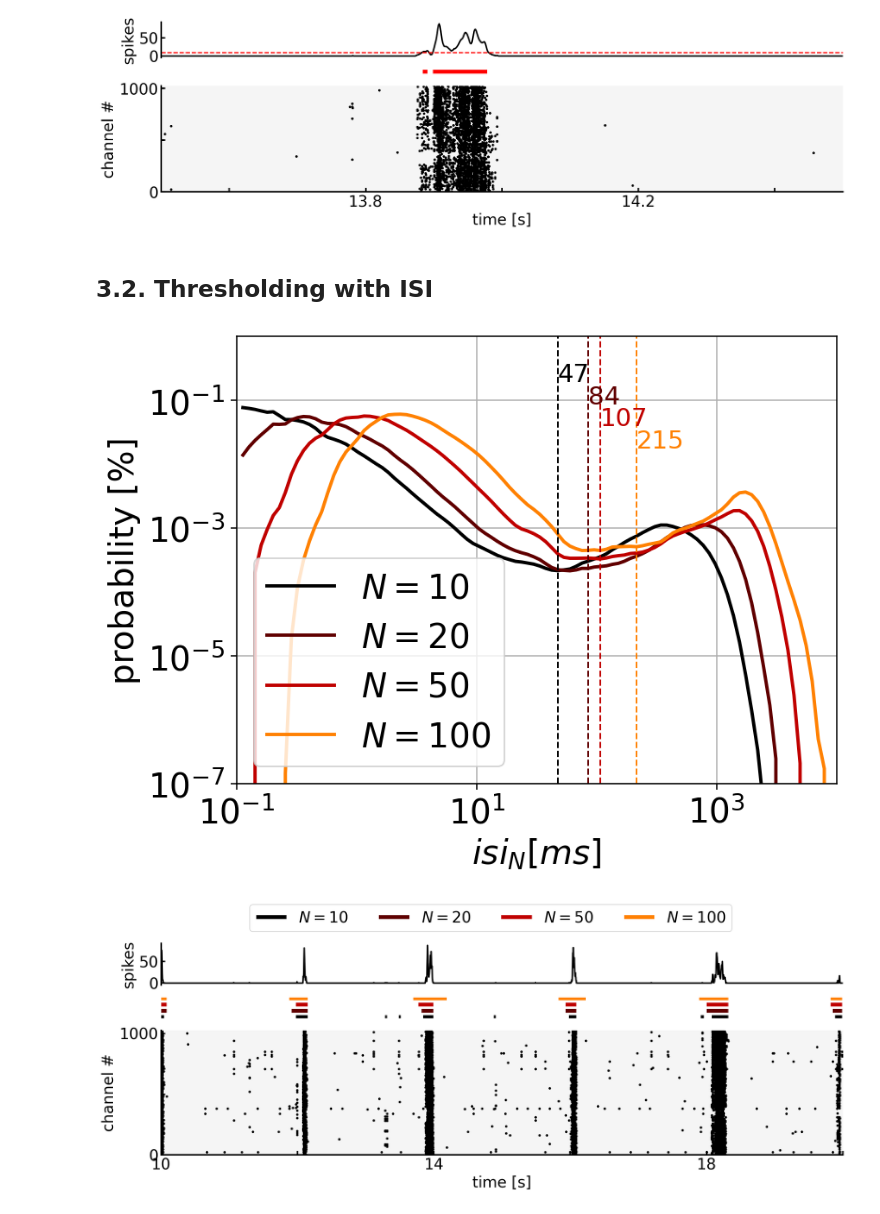
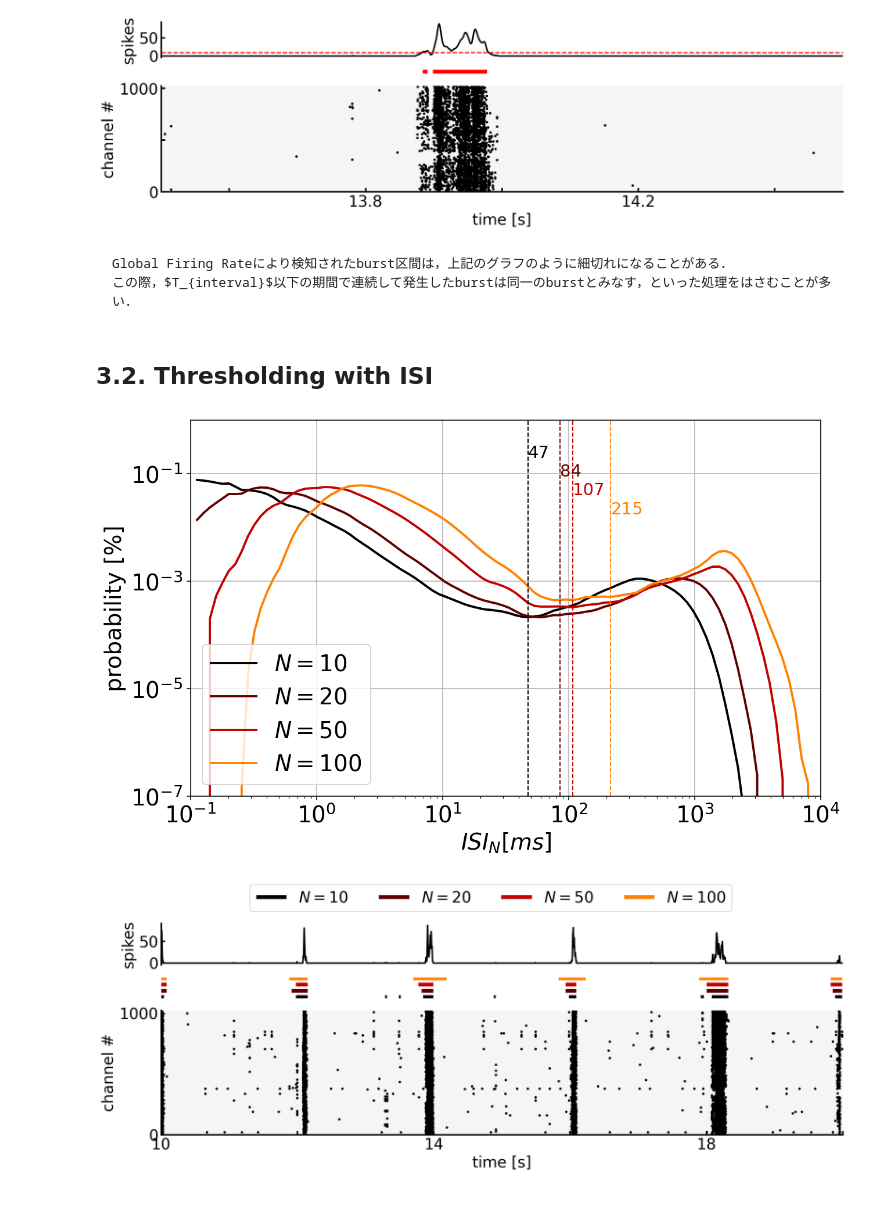
Before and after one commit to tk-neuron/meabook, a Jupyter notebook: _sources/1_spikes/03_burst_detection.ipynb, the cells around one changed output. Cells and saved outputs as stored; diff of their text form; code cells hidden in the pictures.

````diff
--- a/_sources/1_spikes/03_burst_detection.ipynb
+++ b/_sources/1_spikes/03_burst_detection.ipynb
@@ -12,7 +12,7 @@ from scipy.ndimage import gaussian_filter
 plt.rcParams['font.size'] = 20
 plt.rcParams['figure.dpi'] = 140
 # %%
-datadir = '../datasets/'
+datadir = '../datasets/01/'
 df_map = pd.read_csv(datadir + 'mapping.csv', index_col=0)
 df_sp = pd.read_csv(datadir + 'spikes.csv', index_col=0)
 # %%
@@ -127,6 +127,11 @@ plt.subplots_adjust(hspace=0.1)
 plt.show()
 # %% [output]
 [figure]
+# %% [markdown]
+```{note}
+Global Firing Rateにより検知されたburst区間は，上記のグラフのように細切れになることがある．
+この際，$T_{interval}$以下の期間で連続して発生したburstは同一のburstとみなす，といった処理をはさむことが多い．
+```
 # %% [markdown]
 ## 3.2. Thresholding with ISI
 # %%
@@ -157,7 +162,7 @@ class ISIn:
 
         ax.set_xscale("log")
         ax.set_yscale("log")
-        ax.set_xlabel("$isi_N [ms]$")
+        ax.set_xlabel("$ISI_N [ms]$")
         ax.set_ylabel("probability [%]")
         ax.set_xlim(10 ** xmin, 10 ** xmax)
         ax.set_ylim(10 ** ymin, 10 ** ymax)
@@ -188,26 +193,26 @@ class ISIn:
 # %%
 detector = ISIn(df_sp)
 n_list = [10, 20, 50, 100]
 thre_list = []
 
-fig, ax = plt.subplots()
+fig, ax = plt.subplots(figsize=(10, 6))
 cmap = plt.get_cmap('gist_heat')
 data = detector.plot(ax=ax, n_list=n_list, cmap=cmap, linewidth=2.0)
 
 for i, filtered in enumerate(data):
     x, y = filtered[:, 0], filtered[:, 1]
+
+    # detect local minima of smoothed histogram as the ISIn threshold
     idx_min = argrelextrema(y, np.less)[0][-1]
     x_min = x[idx_min]
     thre_list.append(x_min)
 
     ax.axvline(x=x_min, linestyle='dashed', linewidth=1.0, c=cmap(i/len(data)))
-
-    trans = ax.get_xaxis_transform()
-    ax.text(x=x_min, y=0.9-i*0.05, s=f'{int(x_min)}', fontsize=15, transform=trans, c=cmap(i/len(data)))
+    ax.text(x=x_min, y=0.9-i*0.05, s=f'{int(x_min)}', fontsize=15, transform=ax.get_xaxis_transform(), c=cmap(i/len(data)))
 
 plt.show()
 # %% [output]
-[figure, old version]
+[figure, new version]
 # %%
 fig, (ax1, ax2, ax3) = plt.subplots(3, figsize=(16, 5), gridspec_kw={'height_ratios': [1, 0.5, 3]})
 
````
Also changed, not shown: 24 other files.
